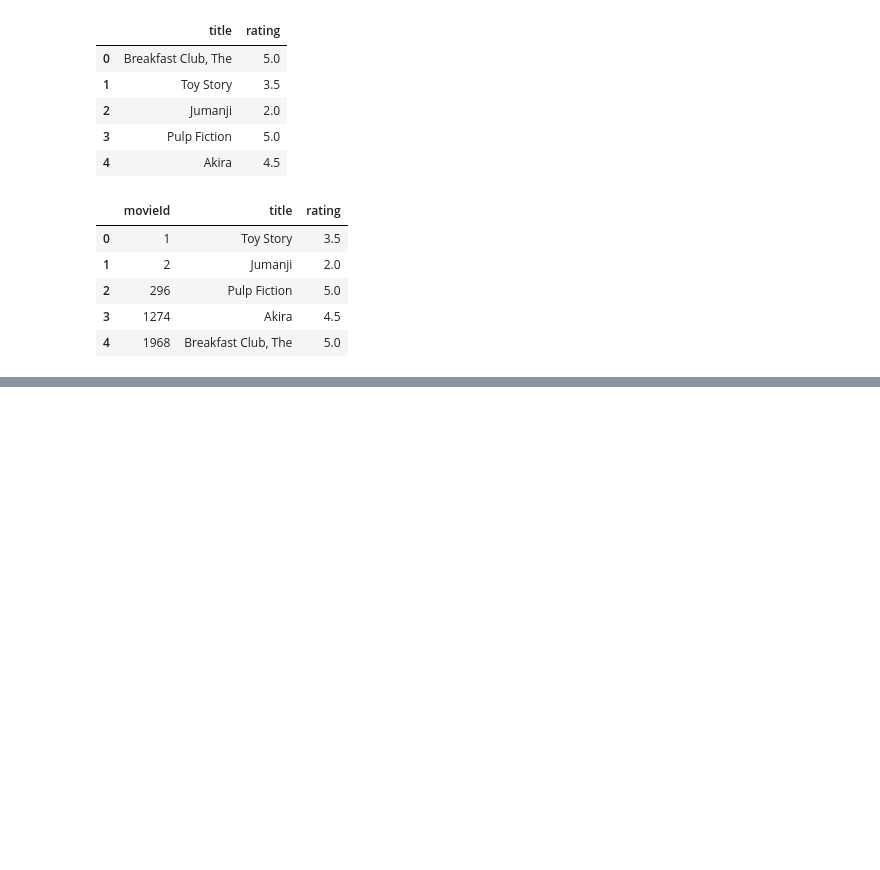
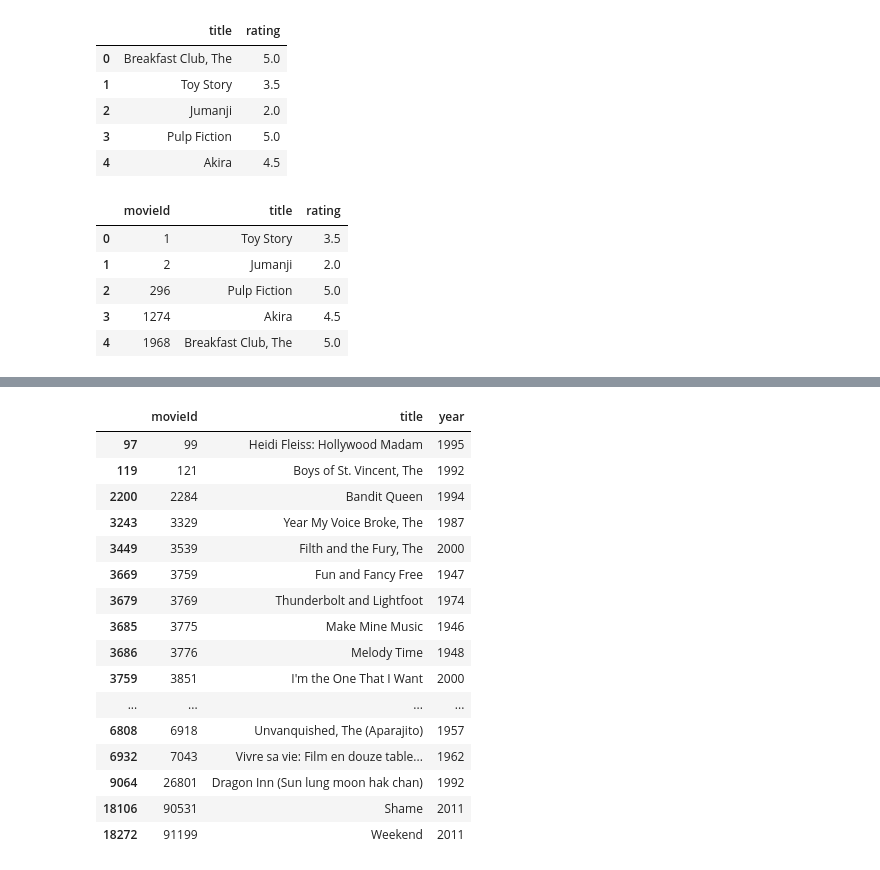
Before and after one commit to siddharthchd/Recommendation-Systems, a Jupyter notebook: collaborativeFiltering.ipynb, the cells around one changed output, grey strips where cells are left out. Saved outputs shown, nothing was run; the diff lists cells and outputs as text; code cells hidden in the pictures; blank space fills up the shorter version.

```diff
--- a/collaborativeFiltering.ipynb
+++ b/collaborativeFiltering.ipynb
@@ -100,0 +223,5 @@ inputMovies
+# %%
+# multiply the movie rating by its weight(similarity index) then sum up the new ratings and divide it by the sum of the weights
+# multiply the similarity by the user's rating
+topUserRating['weightedRating'] = topUserRating['similarityIndex'] * topUserRating['rating']
+topUserRating.head()
@@ -100,0 +235,5 @@ inputMovies
+# %%
+# applies a sum to the topUsers after grouping it by user ID
+tempTopUserRating = topUserRating.groupby('movieId').sum()[['similarityIndex', 'weightedRating']]
+tempTopUserRating.columns = ['sumSimilarityIndex', 'sumWeightedRating']
+tempTopUserRating.head()
@@ -100,0 +248,7 @@ inputMovies
+# %%
+# creates an empty dataframe
+recommendationDf = pd.DataFrame()
+# taking the weighted average
+recommendationDf['weighted average recommendation score'] = tempTopUserRating['sumWeightedRating'] / tempTopUserRating['sumSimilarityIndex']
+recommendationDf['movieId'] = tempTopUserRating.index
+recommendationDf.head()
@@ -100,0 +263,4 @@ inputMovies
+# %%
+# top 20 movies recommended by the algorithm
+recommendationDf  =recommendationDf.sort_values(by = 'weighted average recommendation score', ascending = False)
+recommendationDf.head(20)
@@ -100,0 +286,20 @@ inputMovies
+# %%
+moviesdf.loc[moviesdf['movieId'].isin(recommendationDf.head(20)['movieId'].tolist())]
+# %% [output]
+|  | movieId | title | year |
+| 97 | 99 | Heidi Fleiss: Hollywood Madam | 1995 |
+| 119 | 121 | Boys of St. Vincent, The | 1992 |
+| 2200 | 2284 | Bandit Queen | 1994 |
+| 3243 | 3329 | Year My Voice Broke, The | 1987 |
+| 3449 | 3539 | Filth and the Fury, The | 2000 |
+| 3669 | 3759 | Fun and Fancy Free | 1947 |
+| 3679 | 3769 | Thunderbolt and Lightfoot | 1974 |
+| 3685 | 3775 | Make Mine Music | 1946 |
+| 3686 | 3776 | Melody Time | 1948 |
+| 3759 | 3851 | I'm the One That I Want | 2000 |
+| ... | ... | ... | ... |
+| 6808 | 6918 | Unvanquished, The (Aparajito) | 1957 |
+| 6932 | 7043 | Vivre sa vie: Film en douze table... | 1962 |
+| 9064 | 26801 | Dragon Inn (Sun lung moon hak chan) | 1992 |
+| 18106 | 90531 | Shame | 2011 |
+| 18272 | 91199 | Weekend | 2011 |
```
Also changed, not shown: parts of 13 cells of this notebook.
